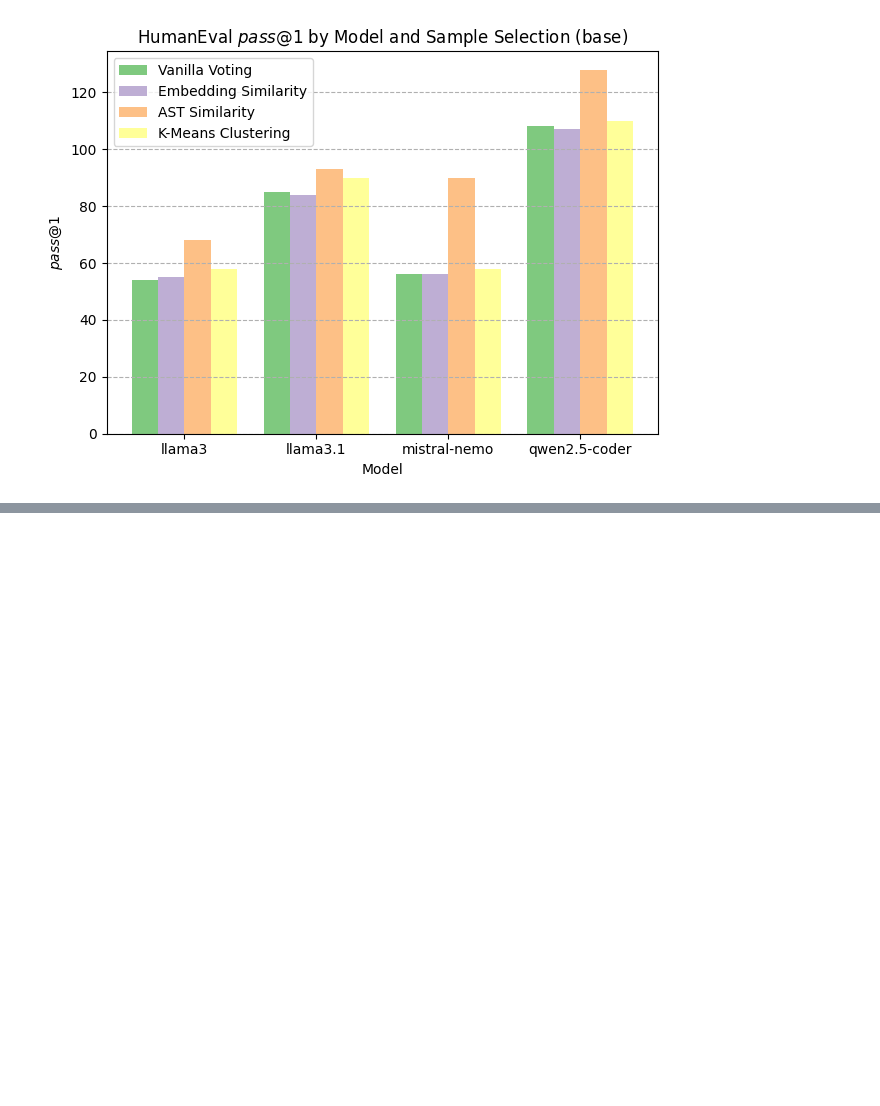
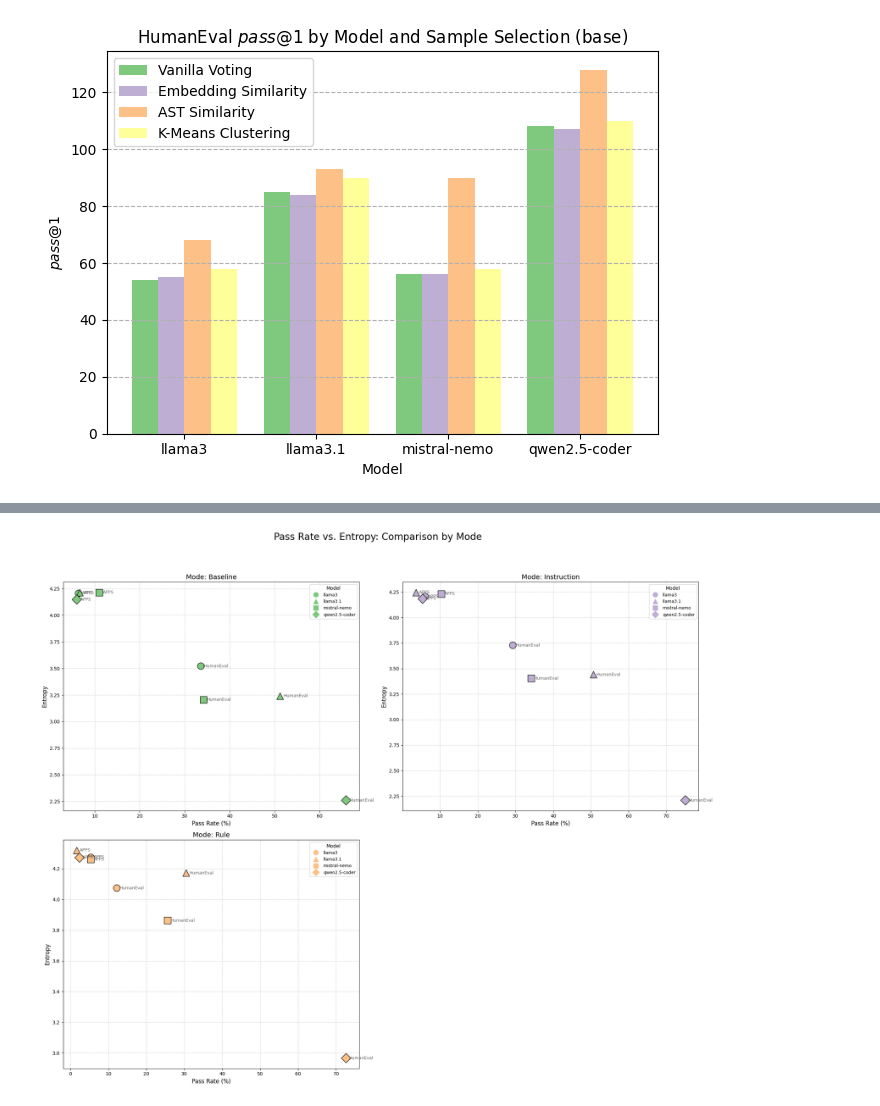
Before and after one commit to HyunjoonCho/mvce, a Jupyter notebook: visualize.ipynb, the cells around one changed output, grey strips where cells are left out. Saved outputs shown, nothing was run; the diff lists cells and outputs as text; code cells hidden in the pictures; blank space fills up the shorter version.

```diff
--- a/visualize.ipynb
+++ b/visualize.ipynb
@@ -348,0 +555,4 @@ load_and_visualize_sample_selection(benchmark, models, technique_wise_results, p
+# %%
+plot_by_mode_subplots(responses_df)
+# %% [output]
+[figure, added]
```
Also changed, not shown: parts of 7 cells of this notebook, 4 other files.
